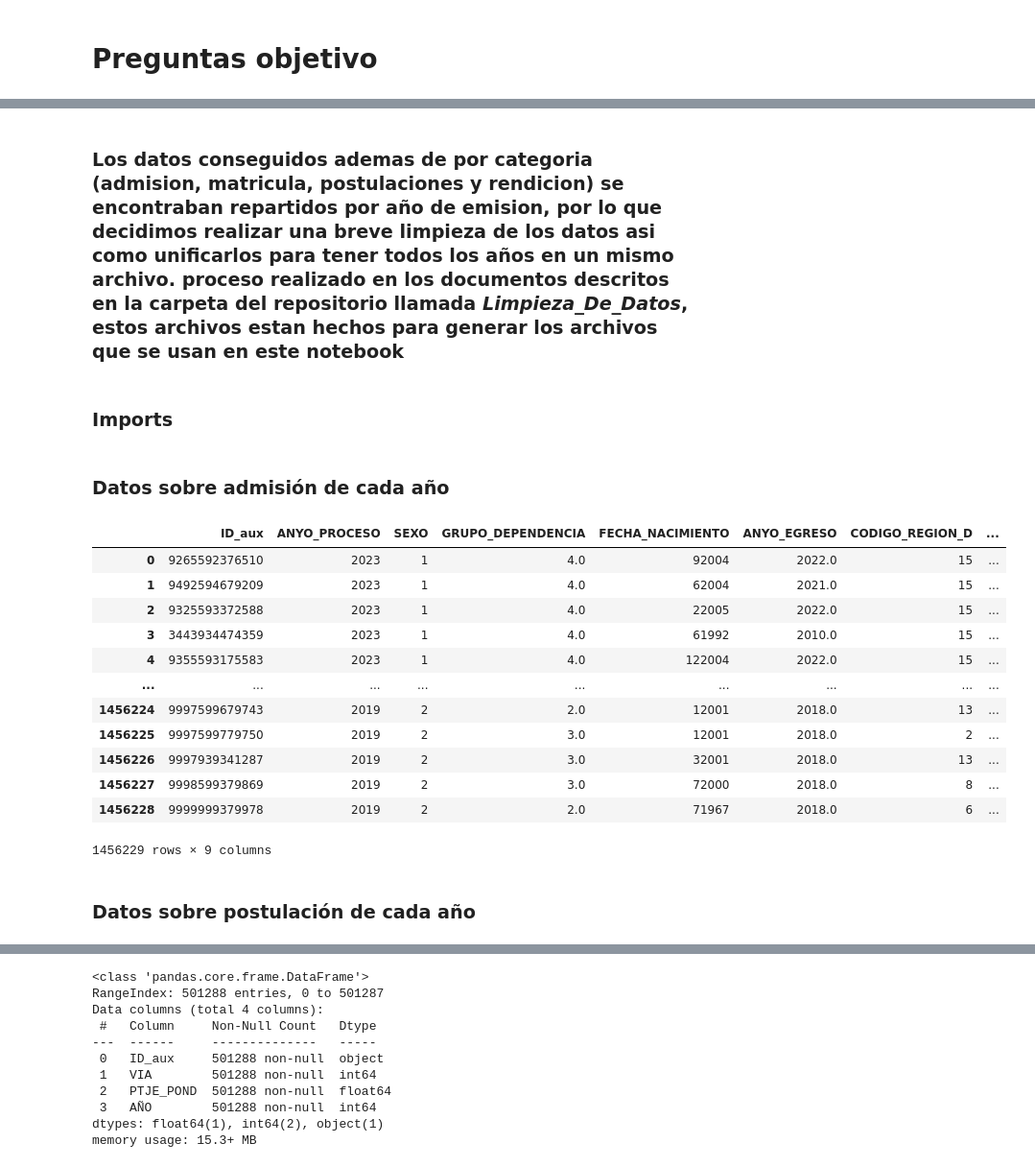
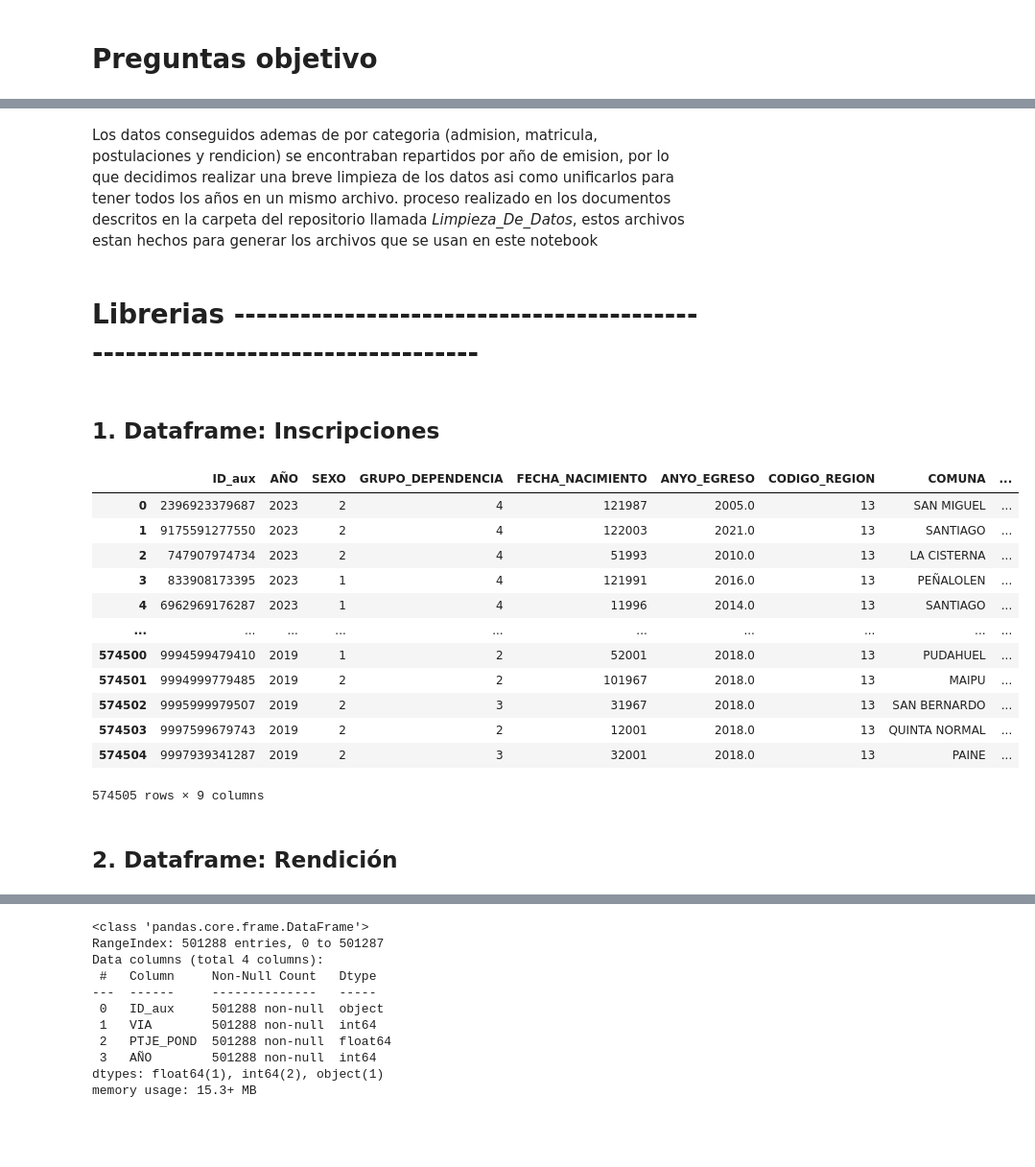
Before and after one commit to javibascur/Proyecto-Cs-Datos, a Jupyter notebook: Proyecto_Final.ipynb, the cells around one changed output, grey strips where cells are left out. Shown: that part at 96% size. Drawn from its saved outputs; the diff is of its cells as text; code cells hidden in the pictures; blank space fills up the shorter version.

```diff
--- a/Proyecto_Final.ipynb
+++ b/Proyecto_Final.ipynb
@@ -24,5 +65,5 @@
 # %% [markdown]
-### Los datos conseguidos ademas de por categoria (admision, matricula, postulaciones y rendicion) se encontraban repartidos por año de emision, por lo que decidimos realizar una breve limpieza de los datos asi como unificarlos para tener todos los años en un mismo archivo. proceso realizado en los documentos descritos en la carpeta del repositorio llamada *Limpieza_De_Datos*, estos archivos estan hechos para generar los archivos que se usan en este notebook
+Los datos conseguidos ademas de por categoria (admision, matricula, postulaciones y rendicion) se encontraban repartidos por año de emision, por lo que decidimos realizar una breve limpieza de los datos asi como unificarlos para tener todos los años en un mismo archivo. proceso realizado en los documentos descritos en la carpeta del repositorio llamada *Limpieza_De_Datos*, estos archivos estan hechos para generar los archivos que se usan en este notebook
 # %% [markdown]
-### Imports
+# Librerias -----------------------------------------------------------------------------
 # %%
@@ -31,23 +73,23 @@ import numpy as np
 import matplotlib.pyplot as plt
 # %% [markdown]
-### Datos sobre admisión de cada año
+## 1. Dataframe: Inscripciones
 # %%
-admision = pd.read_csv("Dataframe_inscripciones.csv", low_memory=False)
+inscripcion = pd.read_csv("Dataframe_inscripciones.csv", low_memory=False)
 # %%
-admision
+inscripcion
 # %% [output]
-|  | ID_aux | ANYO_PROCESO | SEXO | GRUPO_DEPENDENCIA | FECHA_NACIMIENTO | ANYO_EGRESO | CODIGO_REGION_D | ... |
-| 0 | 9265592376510 | 2023 | 1 | 4.0 | 92004 | 2022.0 | 15 | ... |
-| 1 | 9492594679209 | 2023 | 1 | 4.0 | 62004 | 2021.0 | 15 | ... |
-| 2 | 9325593372588 | 2023 | 1 | 4.0 | 22005 | 2022.0 | 15 | ... |
-| 3 | 3443934474359 | 2023 | 1 | 4.0 | 61992 | 2010.0 | 15 | ... |
-| 4 | 9355593175583 | 2023 | 1 | 4.0 | 122004 | 2022.0 | 15 | ... |
-| ... | ... | ... | ... | ... | ... | ... | ... | ... |
-| 1456224 | 9997599679743 | 2019 | 2 | 2.0 | 12001 | 2018.0 | 13 | ... |
-| 1456225 | 9997599779750 | 2019 | 2 | 3.0 | 12001 | 2018.0 | 2 | ... |
-| 1456226 | 9997939341287 | 2019 | 2 | 3.0 | 32001 | 2018.0 | 13 | ... |
-| 1456227 | 9998599379869 | 2019 | 2 | 3.0 | 72000 | 2018.0 | 8 | ... |
-| 1456228 | 9999999379978 | 2019 | 2 | 2.0 | 71967 | 2018.0 | 6 | ... |
+|  | ID_aux | AÑO | SEXO | GRUPO_DEPENDENCIA | FECHA_NACIMIENTO | ANYO_EGRESO | CODIGO_REGION | COMUNA | ... |
+| 0 | 2396923379687 | 2023 | 2 | 4 | 121987 | 2005.0 | 13 | SAN MIGUEL | ... |
+| 1 | 9175591277550 | 2023 | 2 | 4 | 122003 | 2021.0 | 13 | SANTIAGO | ... |
+| 2 | 747907974734 | 2023 | 2 | 4 | 51993 | 2010.0 | 13 | LA CISTERNA | ... |
+| 3 | 833908173395 | 2023 | 1 | 4 | 121991 | 2016.0 | 13 | PEÑALOLEN | ... |
+| 4 | 6962969176287 | 2023 | 1 | 4 | 11996 | 2014.0 | 13 | SANTIAGO | ... |
+| ... | ... | ... | ... | ... | ... | ... | ... | ... | ... |
+| 574500 | 9994599479410 | 2019 | 1 | 2 | 52001 | 2018.0 | 13 | PUDAHUEL | ... |
+| 574501 | 9994999779485 | 2019 | 2 | 2 | 101967 | 2018.0 | 13 | MAIPU | ... |
+| 574502 | 9995999979507 | 2019 | 2 | 3 | 31967 | 2018.0 | 13 | SAN BERNARDO | ... |
+| 574503 | 9997599679743 | 2019 | 2 | 2 | 12001 | 2018.0 | 13 | QUINTA NORMAL | ... |
+| 574504 | 9997939341287 | 2019 | 2 | 3 | 32001 | 2018.0 | 13 | PAINE | ... |
-1456229 rows × 9 columns
+574505 rows × 9 columns
 # %% [markdown]
-### Datos sobre postulación de cada año
+## 2. Dataframe: Rendición
```
Also changed, not shown: parts of 57 cells of this notebook, 4 other files.
